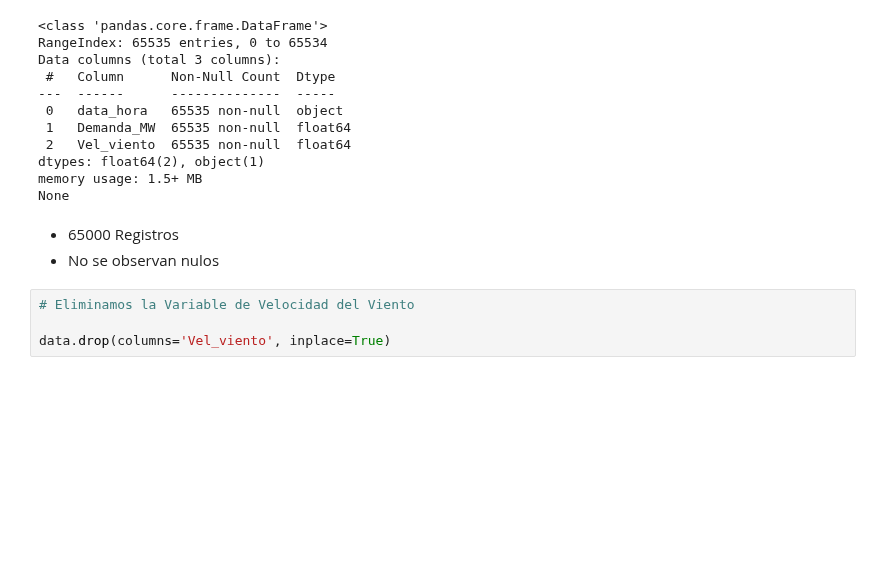
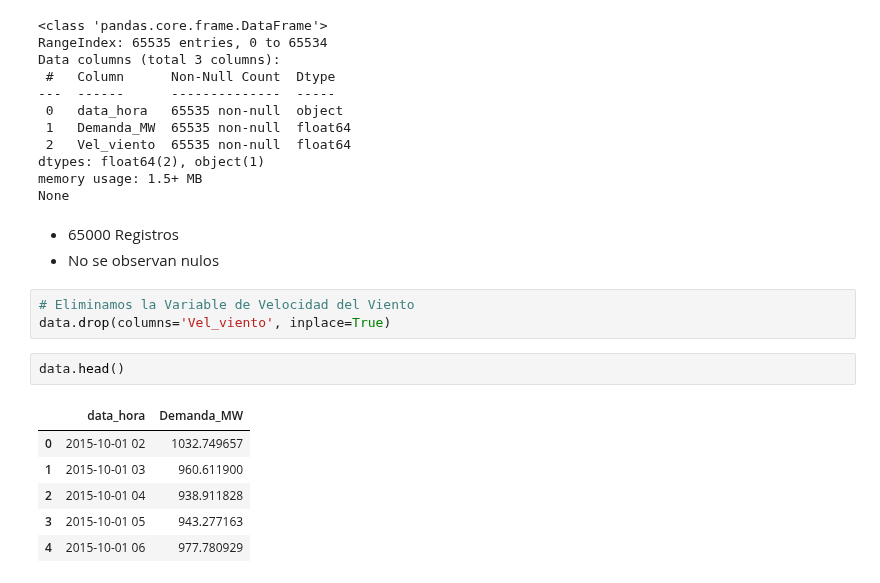
Before and after one commit to AndresMontesDeOca/TimeSeries, a Jupyter notebook: TP1.ipynb, the cells around one changed output. Saved outputs shown, nothing was run; the diff lists cells and outputs as text; blank space fills up the shorter version.

```diff
--- a/TP1.ipynb
+++ b/TP1.ipynb
@@ -66,5 +66,13 @@ None
 - No se observan nulos
 # %%
 # Eliminamos la Variable de Velocidad del Viento
-
 data.drop(columns='Vel_viento', inplace=True)
+# %%
+data.head()
+# %% [output]
+|  | data_hora | Demanda_MW |
+| 0 | 2015-10-01 02 | 1032.749657 |
+| 1 | 2015-10-01 03 | 960.611900 |
+| 2 | 2015-10-01 04 | 938.911828 |
+| 3 | 2015-10-01 05 | 943.277163 |
+| 4 | 2015-10-01 06 | 977.780929 |
```
Also changed, not shown: parts of 1 cell of this notebook.
